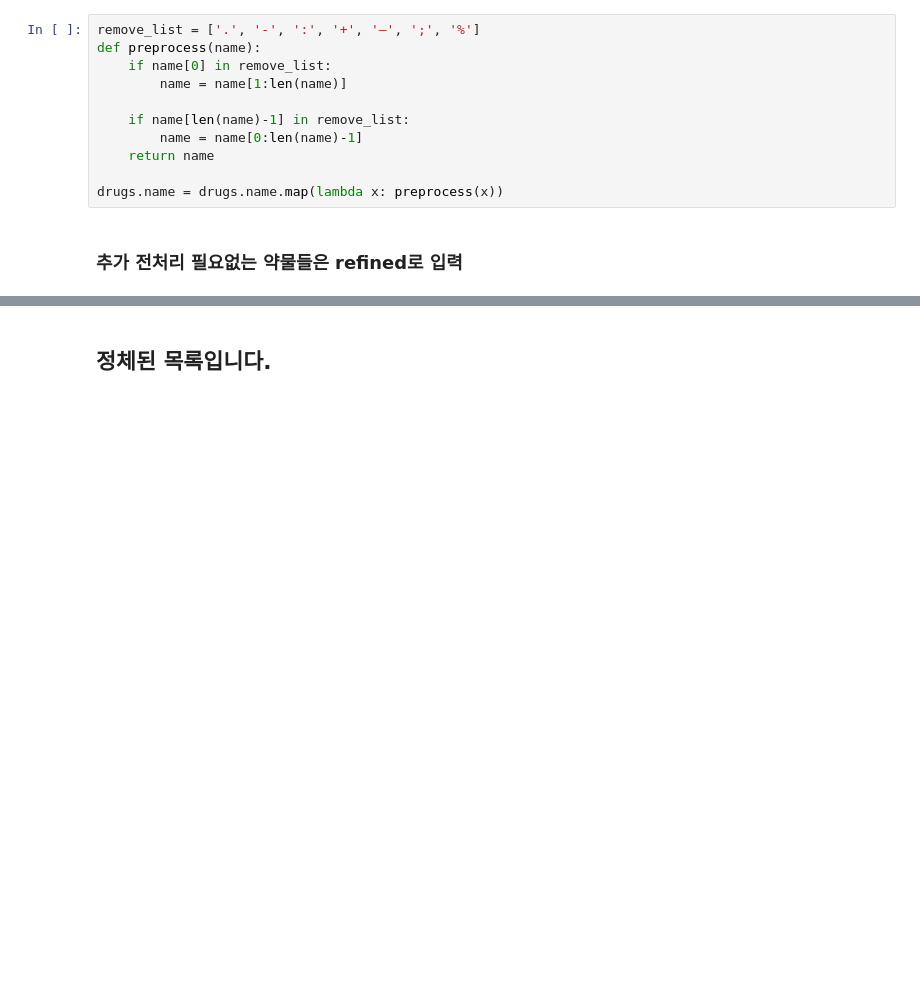
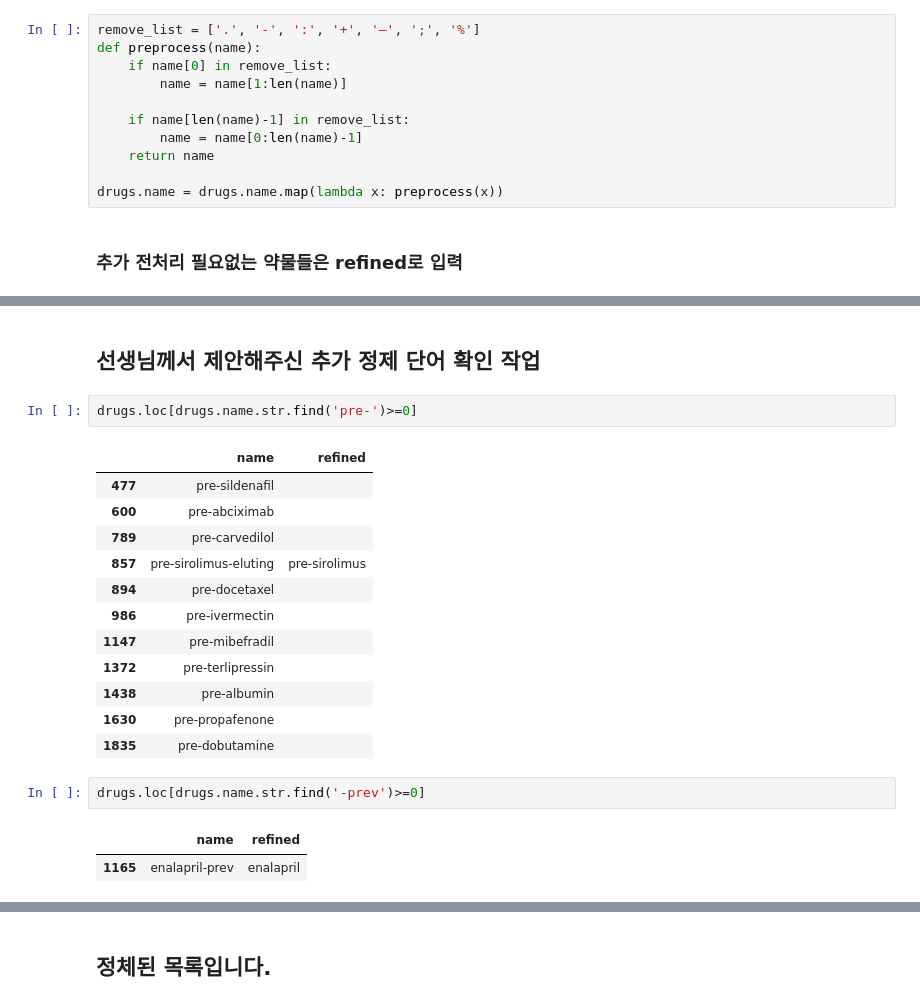
Before and after one commit to joyce04/NLP_N_Graph, a Jupyter notebook: preprocess_evaluate/drug_cleansing.ipynb, the cells around one changed output, grey strips where cells are left out. Cells and saved outputs as stored; diff of their text form; blank space fills up the shorter version.

```diff
--- a/preprocess_evaluate/drug_cleansing.ipynb
+++ b/preprocess_evaluate/drug_cleansing.ipynb
@@ -200,3 +200,25 @@ bambuterol
 didanosine
 didanosine
 ===============================
+# %% [markdown]
+## 선생님께서 제안해주신 추가 정제 단어 확인 작업
+# %%
+drugs.loc[drugs.name.str.find('pre-')>=0]
+# %% [output]
+|  | name | refined |
+| 477 | pre-sildenafil |  |
+| 600 | pre-abciximab |  |
+| 789 | pre-carvedilol |  |
+| 857 | pre-sirolimus-eluting | pre-sirolimus |
+| 894 | pre-docetaxel |  |
+| 986 | pre-ivermectin |  |
+| 1147 | pre-mibefradil |  |
+| 1372 | pre-terlipressin |  |
+| 1438 | pre-albumin |  |
+| 1630 | pre-propafenone |  |
+| 1835 | pre-dobutamine |  |
+# %%
+drugs.loc[drugs.name.str.find('-prev')>=0]
+# %% [output]
+|  | name | refined |
+| 1165 | enalapril-prev | enalapril |
```
Also changed, not shown: parts of 6 cells of this notebook, 2 other files.
